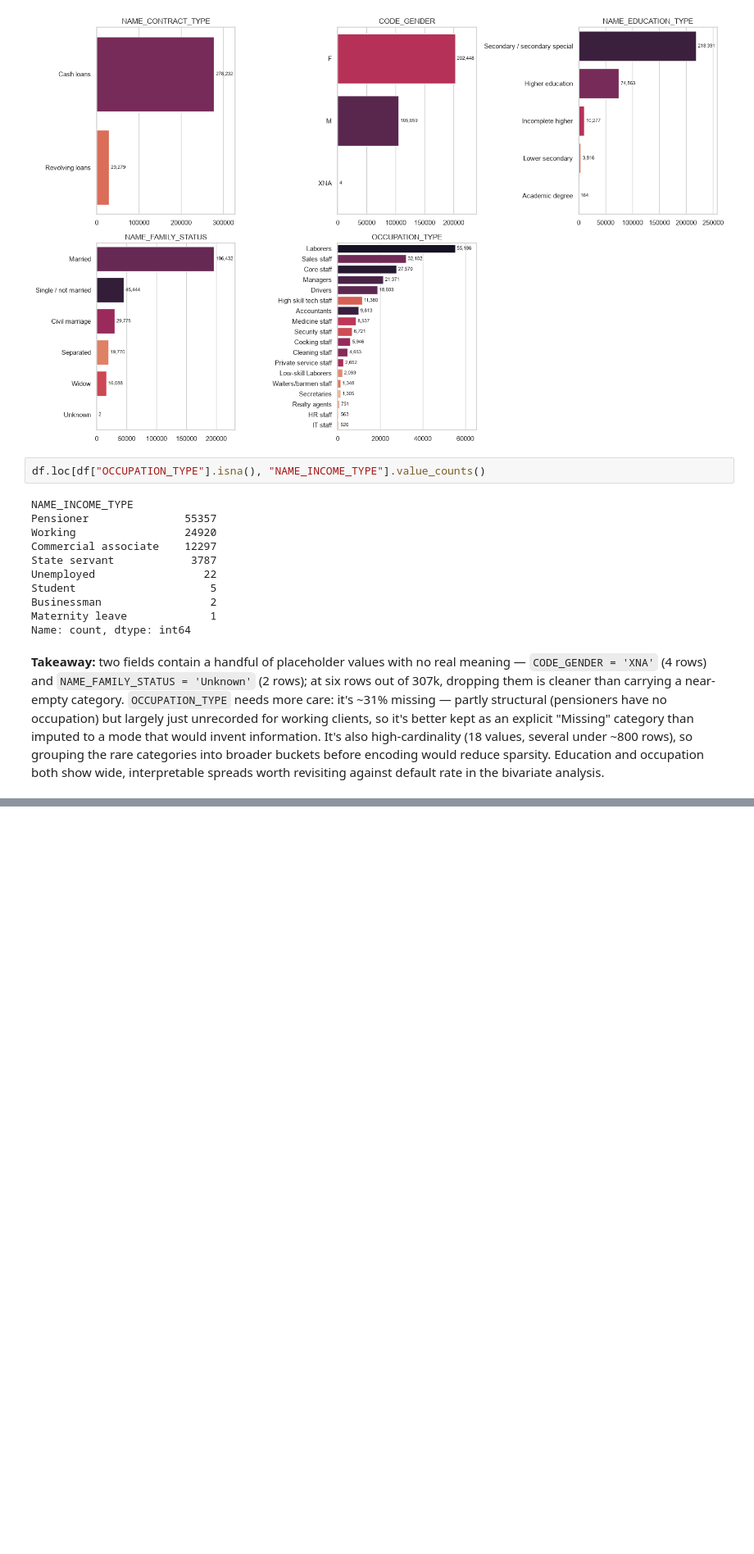
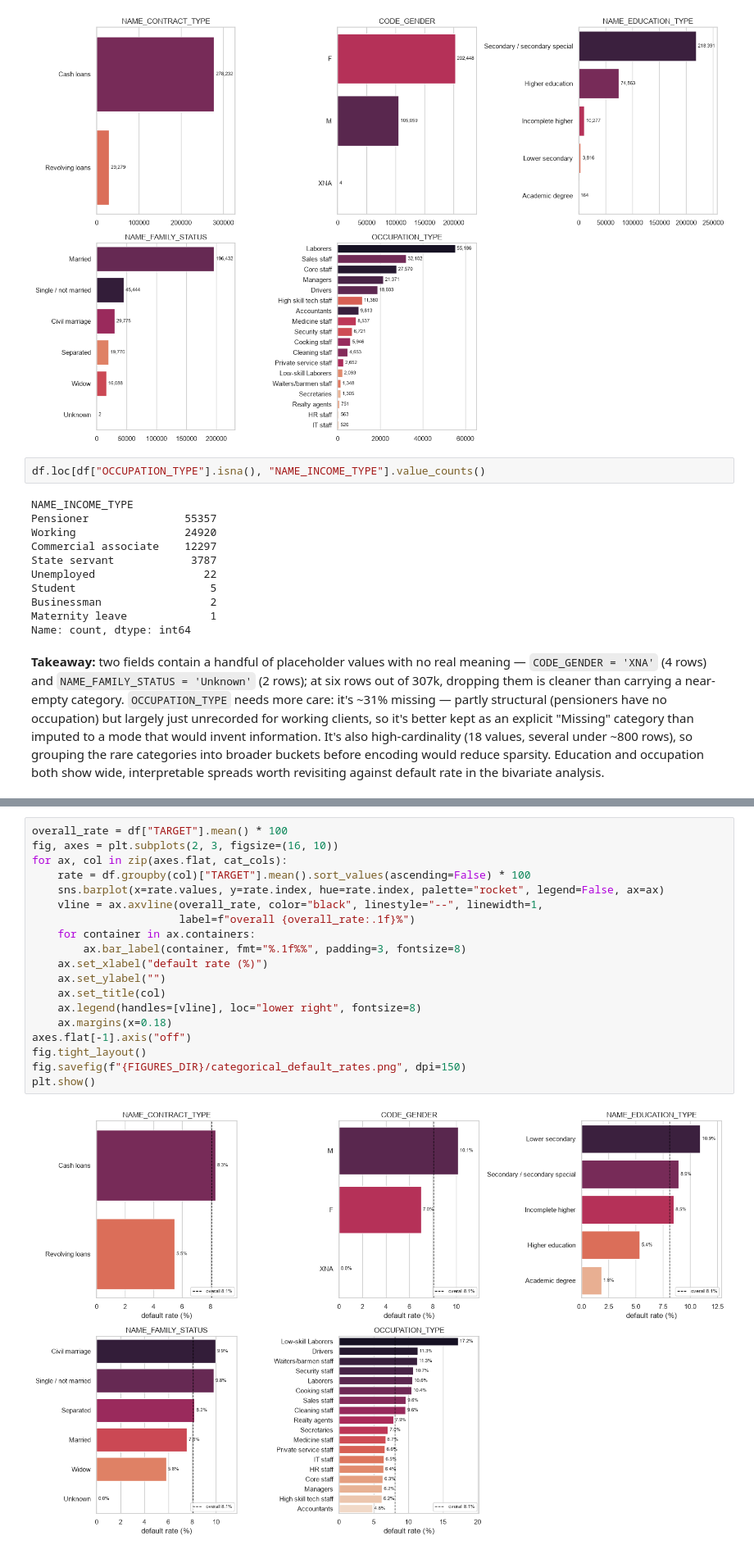
Before and after one commit to Edo-analyst/home-credit-default-risk, a Jupyter notebook: notebooks/01_eda.ipynb, the cells around one changed output, grey strips where cells are left out. Shown at 82% size. Drawn from its saved outputs; the diff is of its cells as text; blank space fills up the shorter version.

```diff
--- a/notebooks/01_eda.ipynb
+++ b/notebooks/01_eda.ipynb
@@ -344,0 +419,21 @@ Name: count, dtype: int64
+# %%
+overall_rate = df["TARGET"].mean() * 100
+fig, axes = plt.subplots(2, 3, figsize=(16, 10))
+for ax, col in zip(axes.flat, cat_cols):
+    rate = df.groupby(col)["TARGET"].mean().sort_values(ascending=False) * 100
+    sns.barplot(x=rate.values, y=rate.index, hue=rate.index, palette="rocket", legend=False, ax=ax)
+    vline = ax.axvline(overall_rate, color="black", linestyle="--", linewidth=1,
+                       label=f"overall {overall_rate:.1f}%")
+    for container in ax.containers:
+        ax.bar_label(container, fmt="%.1f%%", padding=3, fontsize=8)
+    ax.set_xlabel("default rate (%)")
+    ax.set_ylabel("")
+    ax.set_title(col)
+    ax.legend(handles=[vline], loc="lower right", fontsize=8)
+    ax.margins(x=0.18)
+axes.flat[-1].axis("off")
+fig.tight_layout()
+fig.savefig(f"{FIGURES_DIR}/categorical_default_rates.png", dpi=150)
+plt.show()
+# %% [output]
+[figure, added]
```
Also changed, not shown: parts of 14 cells of this notebook, 4 other files.
